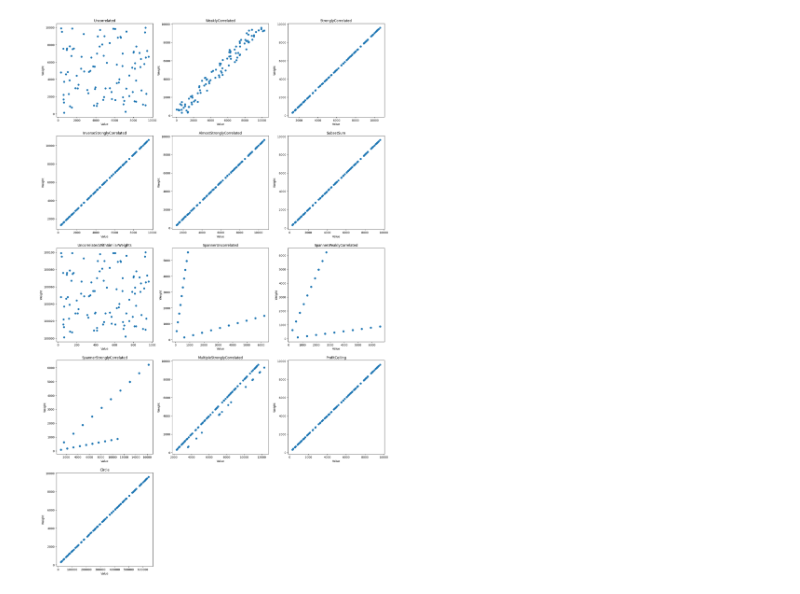
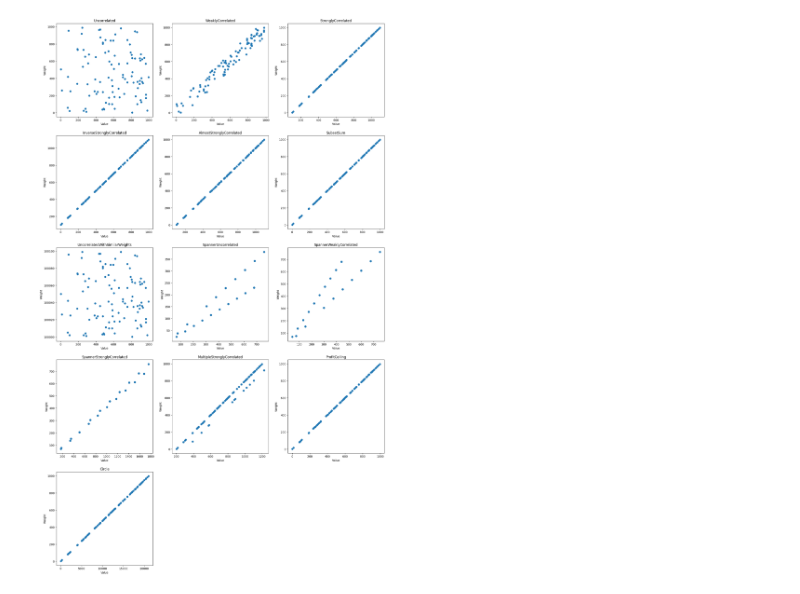
Before and after one commit to NgThVinh/BT2_20520862, a Jupyter notebook: analytics.ipynb, the cells around one changed output. Cells and saved outputs as stored; diff of their text form; code cells hidden in the pictures.

```diff
--- a/analytics.ipynb
+++ b/analytics.ipynb
@@ -17,15 +18,15 @@ def read_data(file_path):
         return values, weights, capacity
 # %%
 fig, axs = plt.subplots(5, 3, figsize=(21, 35))
-files_path = glob.glob(r'kplib-master\*\n00100\R10000\s069.kp')
+files_path = glob.glob(r'kplib-master\*\n00100\R01000\s000.kp')
 for i, ax in enumerate(axs.flatten()):
     if i >= len(files_path):
         ax.set_visible(False)
         continue
     values, weights, capacity = read_data(files_path[i])
     ax.scatter(values, weights)
     ax.set_title(files_path[i].split('\\')[1][2:])
     ax.set_xlabel('Value')
     ax.set_ylabel('Weight')
 # %% [output]
-[figure, old version]
+[figure, new version]
```
Also changed, not shown: parts of 1 cell of this notebook, 28 other files.
